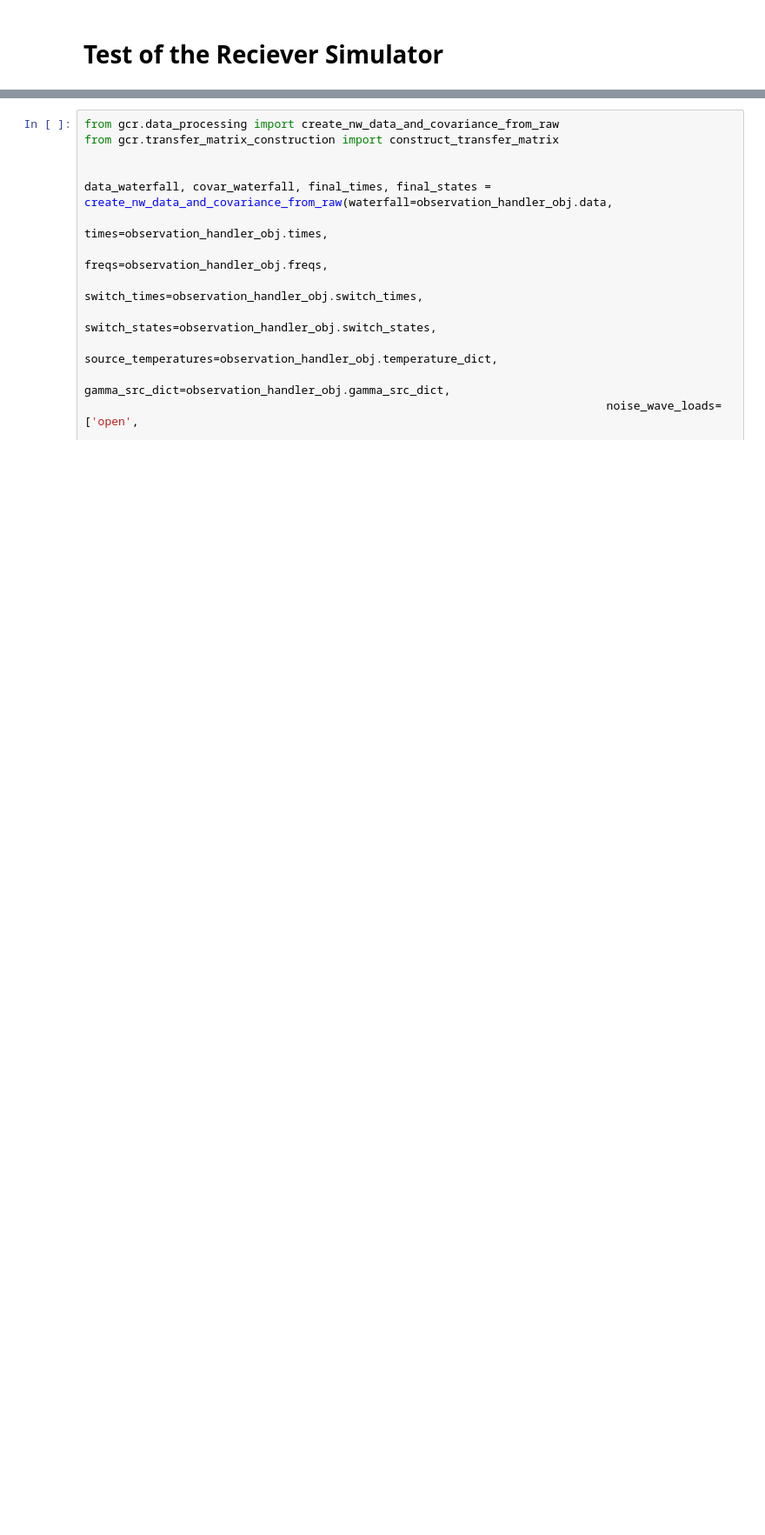
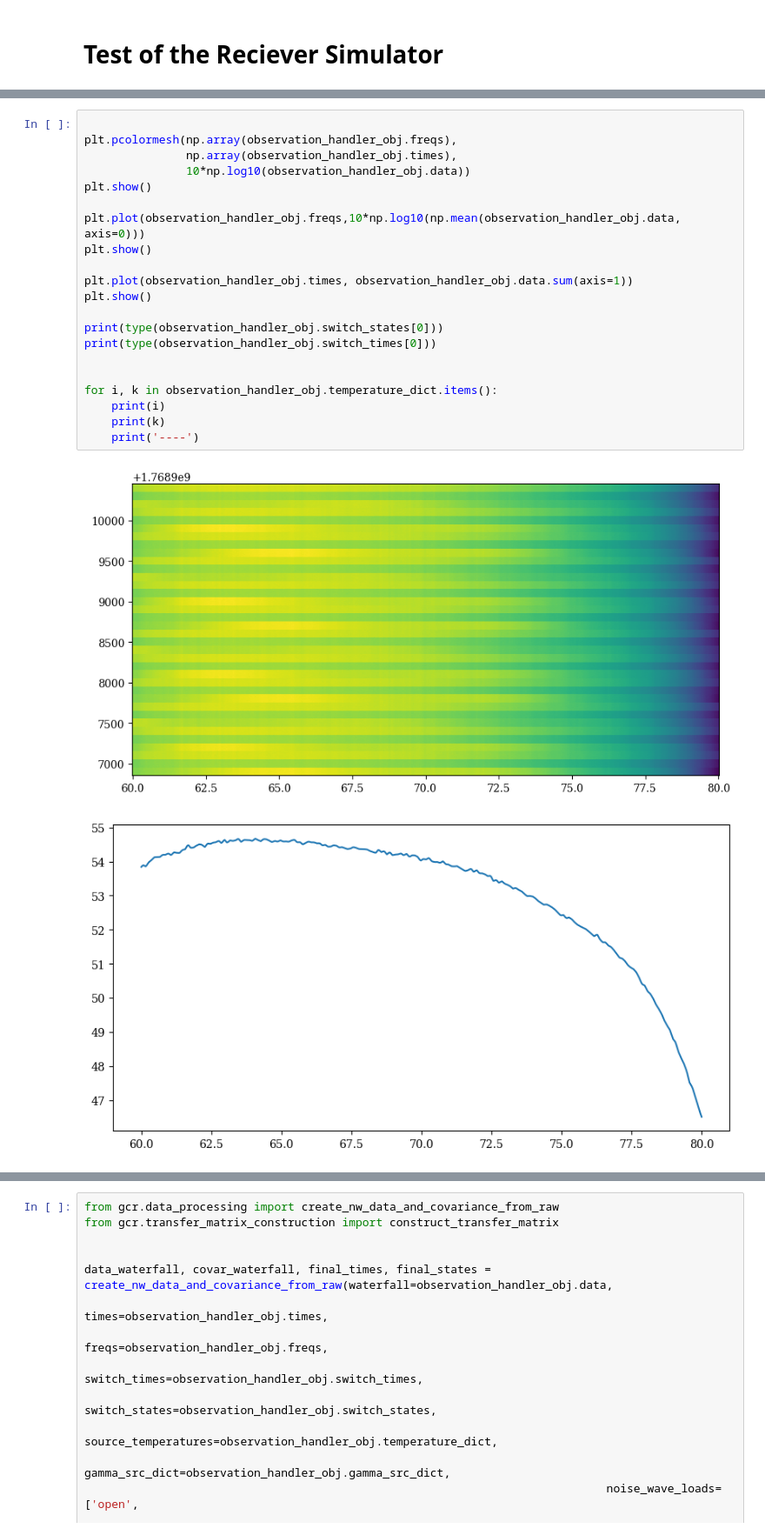
Before and after one commit to RHINO-Experiment/rhino-cal, a Jupyter notebook: simulation_testing.ipynb, the cells around one changed output, grey strips where cells are left out. Shown at 87% size. Cells and saved outputs as stored; diff of their text form; blank space fills up the shorter version.

```diff
--- a/simulation_testing.ipynb
+++ b/simulation_testing.ipynb
@@ -102,0 +96,24 @@ Done
+# %%
+
+plt.pcolormesh(np.array(observation_handler_obj.freqs),
+               np.array(observation_handler_obj.times),
+               10*np.log10(observation_handler_obj.data))
+plt.show()
+
+plt.plot(observation_handler_obj.freqs,10*np.log10(np.mean(observation_handler_obj.data, axis=0)))
+plt.show()
+
+plt.plot(observation_handler_obj.times, observation_handler_obj.data.sum(axis=1))
+plt.show()
+
+print(type(observation_handler_obj.switch_states[0]))
+print(type(observation_handler_obj.switch_times[0]))
+
+
+for i, k in observation_handler_obj.temperature_dict.items():
+    print(i)
+    print(k)
+    print('----')
+# %% [output]
+[figure, added]
+[figure, added]
```
Also changed, not shown: parts of 6 cells of this notebook, 3 other files.
